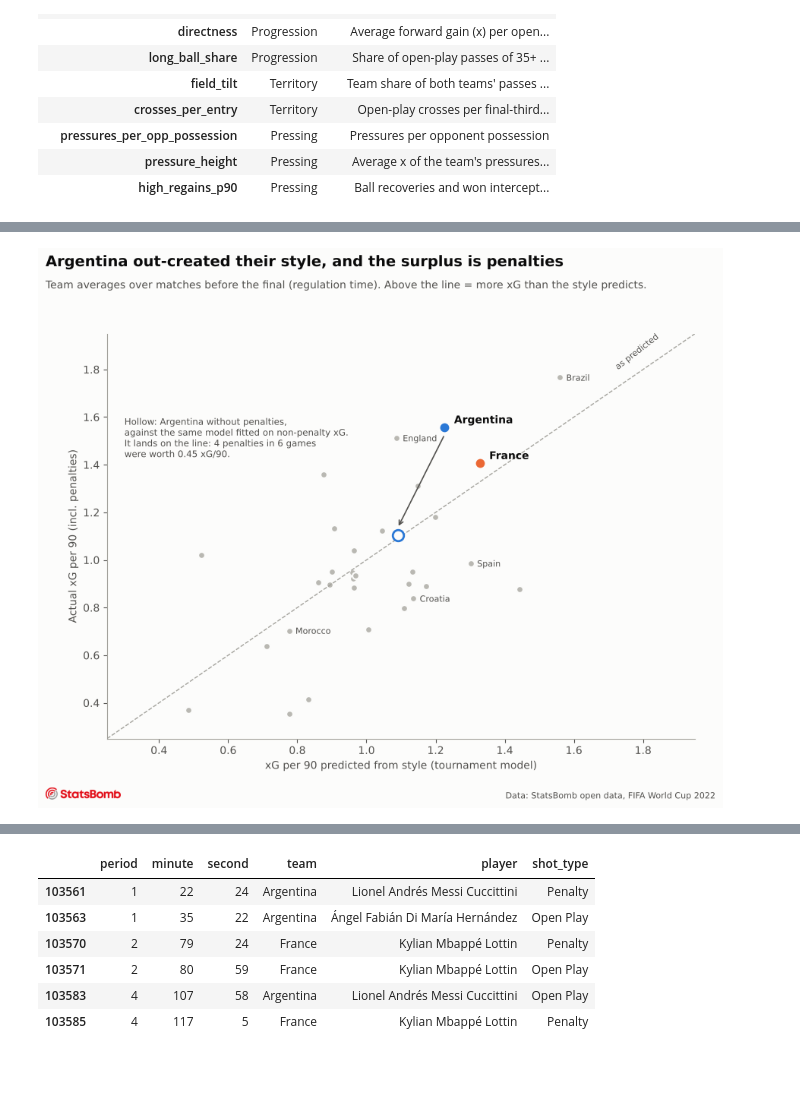
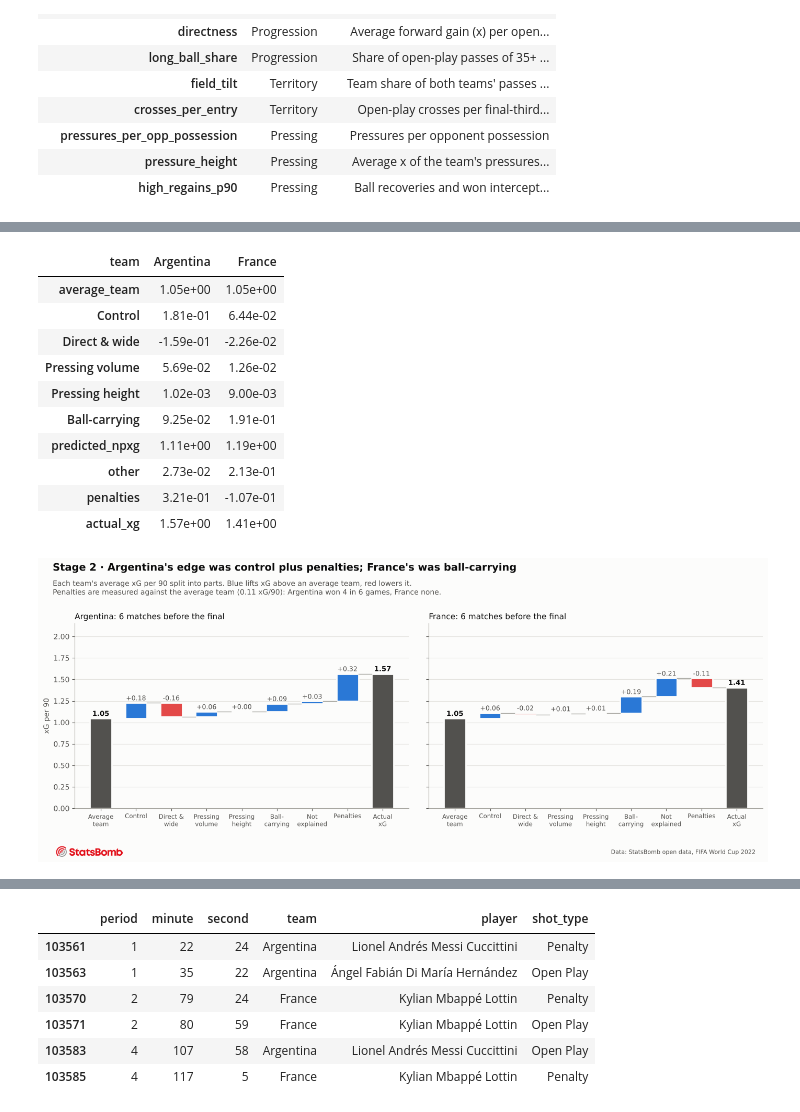
Before and after one commit to meyenk/wc2022-xG-analysis, a Jupyter notebook: notebooks/analysis.ipynb, the cells around one changed output, grey strips where cells are left out. Saved outputs shown, nothing was run; the diff lists cells and outputs as text; code cells hidden in the pictures; blank space fills up the shorter version.

```diff
--- a/notebooks/analysis.ipynb
+++ b/notebooks/analysis.ipynb
@@ -13,8 +19,8 @@ pd.set_option("display.precision", 2, "display.width", 160)
 # %%
 ev = M.prepare(data.events())
-matches = data.matches()
 fid = data.final_match_id()
-tm = M.team_match_table(ev, matches)              # periods 1-2 only; shootout and extra time excluded
+tm = M.team_match_table(ev, data.matches())      # periods 1-4: extra time in, shootouts out
 base, fin = tm[tm.match_id != fid], tm[tm.match_id == fid]
-print(f"{ev.match_id.nunique()} matches, {len(ev):,} events; baseline rows: {len(base)}, final rows: {len(fin)}")
+print(f"{ev.match_id.nunique()} matches, {len(ev):,} events -> {len(base)} team-match rows for the baseline")
+print("matches that went to extra time:", int((tm.groupby('match_id').minutes.first() > 110).sum()))
 # %% [output]
@@ -143,0 +114,9 @@ teams.loc[["Argentina", "France"], cols].T
+# %%
+bd = b.breakdown(base).join(base.team)
+teams = bd.groupby("team").mean(numeric_only=True)
+usual = b.components(base).join(base.team).groupby("team").mean()
+ranks = usual.rank(ascending=False).astype(int).rename(columns=model.NAMES)
+ranks["xG"] = teams.actual_xg.rank(ascending=False).astype(int)
+ranks["xG predicted from style"] = teams.predicted_npxg.rank(ascending=False).astype(int)
+print("Ranks among 32 teams (1 = highest):")
+ranks.loc[["Argentina", "France"]].T
@@ -144,4 +133,18 @@ teams.loc[["Argentina", "France"], cols].T
+# %%
+teams.loc[["Argentina", "France"]].T
+# %% [output]
+| team | Argentina | France |
+| average_team | 1.05e+00 | 1.05e+00 |
+| Control | 1.81e-01 | 6.44e-02 |
+| Direct & wide | -1.59e-01 | -2.26e-02 |
+| Pressing volume | 5.69e-02 | 1.26e-02 |
+| Pressing height | 1.02e-03 | 9.00e-03 |
+| Ball-carrying | 9.25e-02 | 1.91e-01 |
+| predicted_npxg | 1.11e+00 | 1.19e+00 |
+| other | 2.73e-02 | 2.13e-01 |
+| penalties | 3.21e-01 | -1.07e-01 |
+| actual_xg | 1.57e+00 | 1.41e+00 |
 # %%
-plots.actual_vs_predicted(teams);
+plots.stage2_breakdown(teams);
 # %% [output]
-[figure, old version]
+[figure, new version]
```
Also changed, not shown: parts of 39 cells of this notebook, 14 other files.
